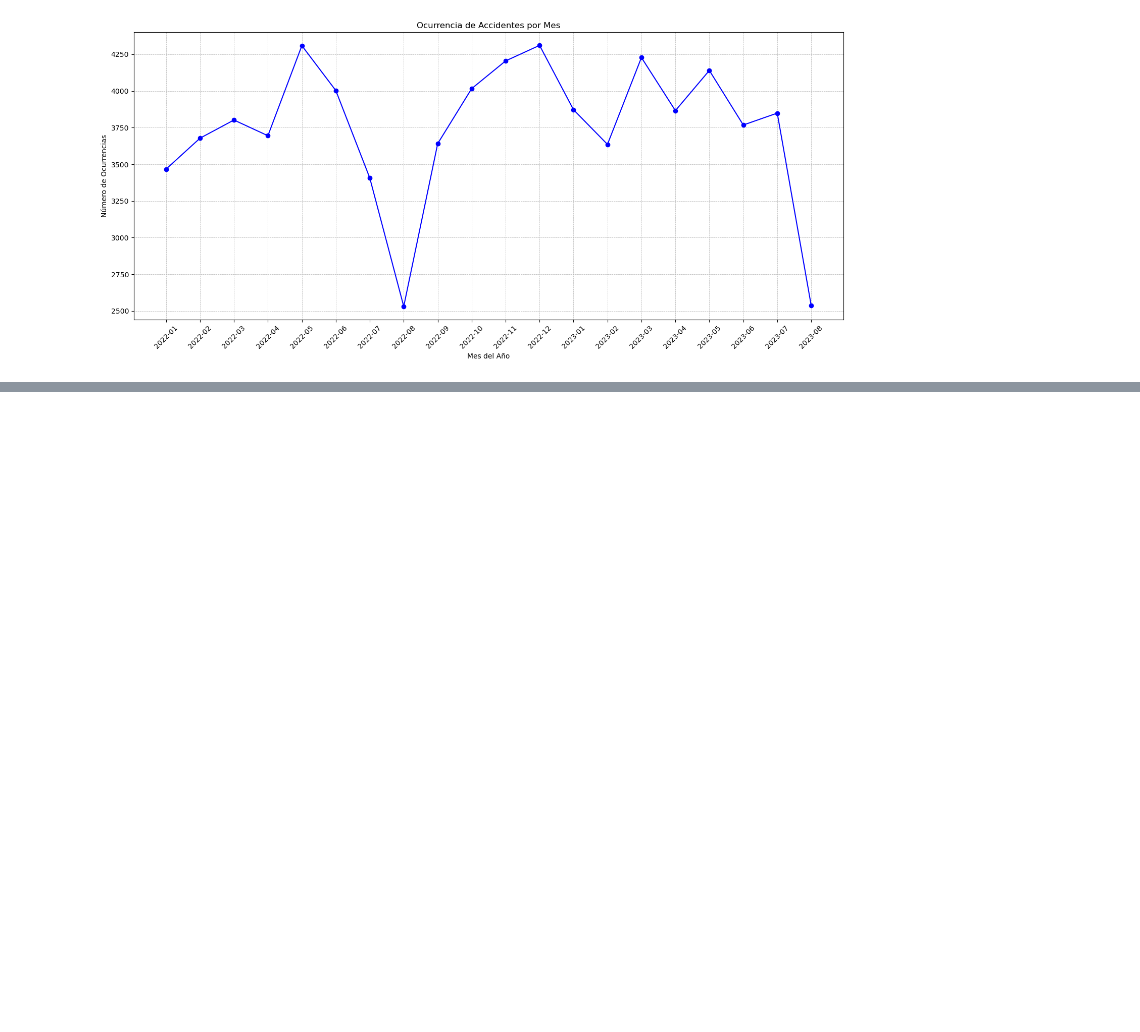
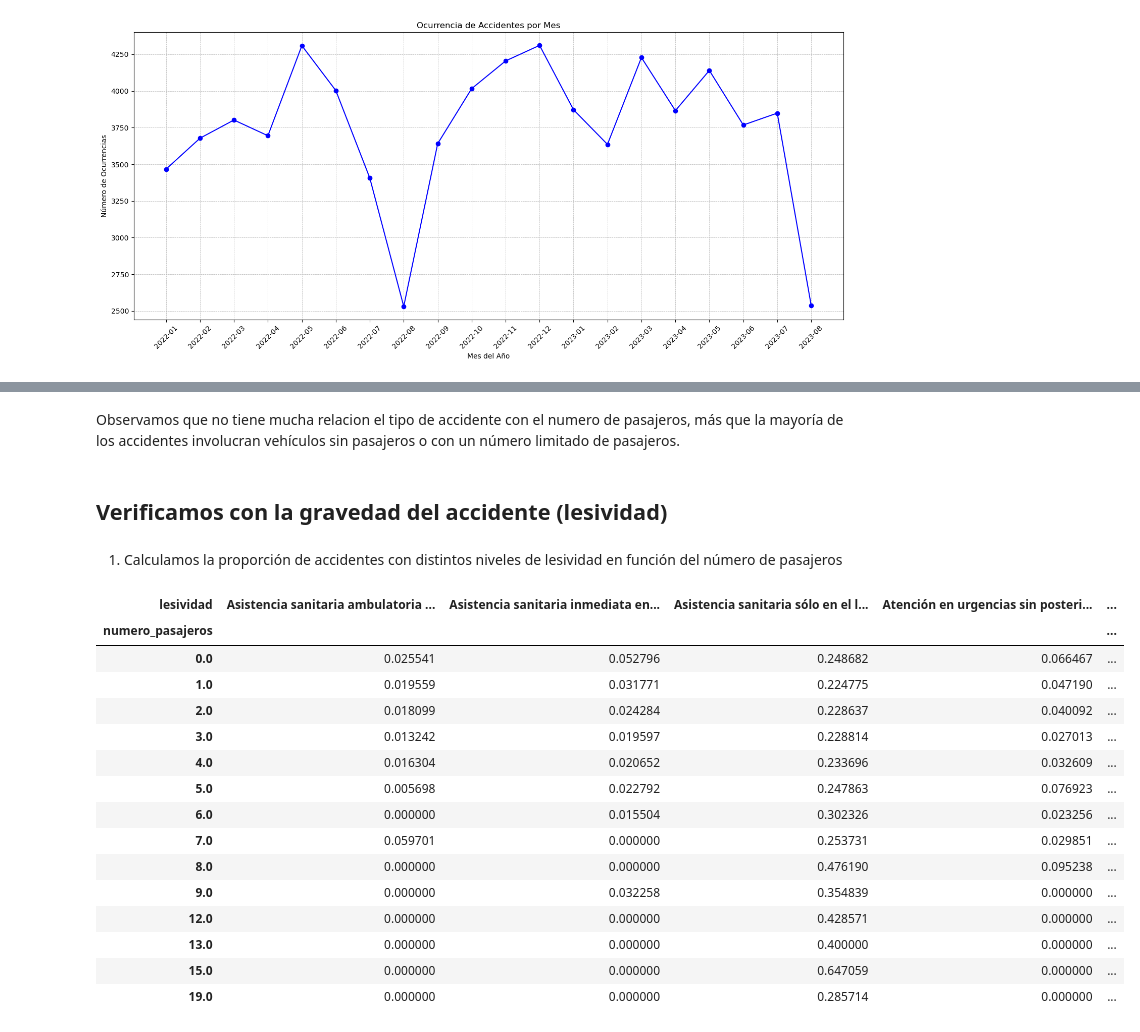
Before and after one commit to lucaramirezo/Traffic-Network-Transparency, a Jupyter notebook: Exploratory_Data_Analysis.ipynb, the cells around one changed output, grey strips where cells are left out. Drawn from its saved outputs; the diff is of its cells as text; code cells hidden in the pictures; blank space fills up the shorter version.

```diff
--- a/Exploratory_Data_Analysis.ipynb
+++ b/Exploratory_Data_Analysis.ipynb
@@ -60,0 +114,29 @@ Entender las tendencias y patrones en este gráfico nos va apermitir anticipar y
+# %% [markdown]
+Observamos que no tiene mucha relacion el tipo de accidente con el numero de pasajeros, más que la mayoría de los accidentes involucran vehículos sin pasajeros o con un número limitado de pasajeros.
+# %% [markdown]
+## Verificamos con la gravedad del accidente (lesividad)
+# %% [markdown]
+1. Calculamos la proporción de accidentes con distintos niveles de lesividad en función del número de pasajeros
+# %%
+proporcion_lesividad = combined_data.groupby(['numero_pasajeros', 'lesividad']).size().unstack().fillna(0)
+proporcion_lesividad = proporcion_lesividad.div(proporcion_lesividad.sum(axis=1), axis=0)  # Convertir a proporciones
+
+# Visualizar las proporciones
+proporcion_lesividad
+# %% [output]
+| lesividad | Asistencia sanitaria ambulatoria ... | Asistencia sanitaria inmediata en... | Asistencia sanitaria sólo en el l... | Atención en urgencias sin posteri... | ... |
+| numero_pasajeros |  |  |  |  | ... |
+| 0.0 | 0.025541 | 0.052796 | 0.248682 | 0.066467 | ... |
+| 1.0 | 0.019559 | 0.031771 | 0.224775 | 0.047190 | ... |
+| 2.0 | 0.018099 | 0.024284 | 0.228637 | 0.040092 | ... |
+| 3.0 | 0.013242 | 0.019597 | 0.228814 | 0.027013 | ... |
+| 4.0 | 0.016304 | 0.020652 | 0.233696 | 0.032609 | ... |
+| 5.0 | 0.005698 | 0.022792 | 0.247863 | 0.076923 | ... |
+| 6.0 | 0.000000 | 0.015504 | 0.302326 | 0.023256 | ... |
+| 7.0 | 0.059701 | 0.000000 | 0.253731 | 0.029851 | ... |
+| 8.0 | 0.000000 | 0.000000 | 0.476190 | 0.095238 | ... |
+| 9.0 | 0.000000 | 0.032258 | 0.354839 | 0.000000 | ... |
+| 12.0 | 0.000000 | 0.000000 | 0.428571 | 0.000000 | ... |
+| 13.0 | 0.000000 | 0.000000 | 0.400000 | 0.000000 | ... |
+| 15.0 | 0.000000 | 0.000000 | 0.647059 | 0.000000 | ... |
+| 19.0 | 0.000000 | 0.000000 | 0.285714 | 0.000000 | ... |
```
Also changed, not shown: parts of 13 cells of this notebook, 3 other files.
